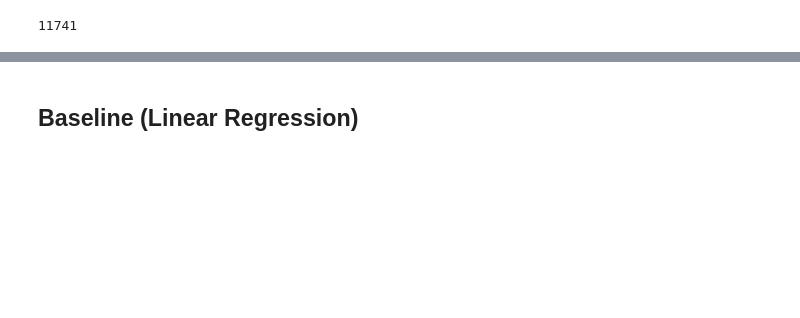
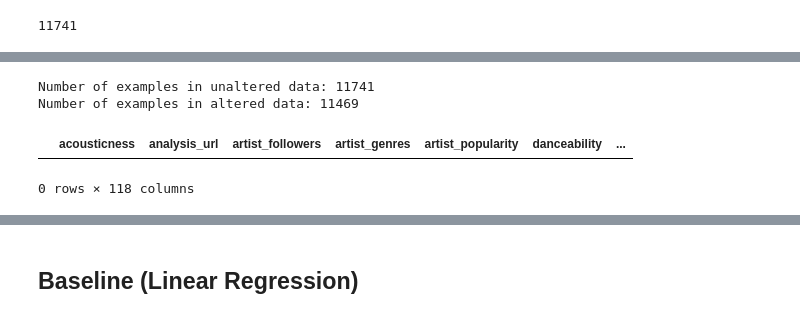
Before and after one commit to inSam/SoundScorer221, a Jupyter notebook: baseline.ipynb, the cells around one changed output, grey strips where cells are left out. Saved outputs shown, nothing was run; the diff lists cells and outputs as text; code cells hidden in the pictures; blank space fills up the shorter version.

```diff
--- a/baseline.ipynb
+++ b/baseline.ipynb
@@ -293,6 +293,17 @@ data.loc[data['popularity'] >= 95]
 # %%
 features = ["acousticness", "danceability", "energy",
             "loudness", "speechiness", "tempo", "valence", "artist_followers"] + feature_genres
+# %%
+# ERROR ANALYSIS: SCREEN OUT ALL EXAMPLES WITH POPULARITY 0
+print("Number of examples in unaltered data: {}".format(len(data)))
+data = data[data['popularity'] > 0]
+print("Number of examples in altered data: {}".format(len(data)))
+data.loc[data['popularity'] == 0]
+# %% [output]
+Number of examples in unaltered data: 11741
+Number of examples in altered data: 11469
+|  | acousticness | analysis_url | artist_followers | artist_genres | artist_popularity | danceability | ... |
+0 rows × 118 columns
 # %%
 train, test = train_test_split(data, test_size=0.15)
 train, dev = train_test_split(train, test_size=0.15/0.85)
```
Also changed, not shown: parts of 21 cells of this notebook, 3 other files.
